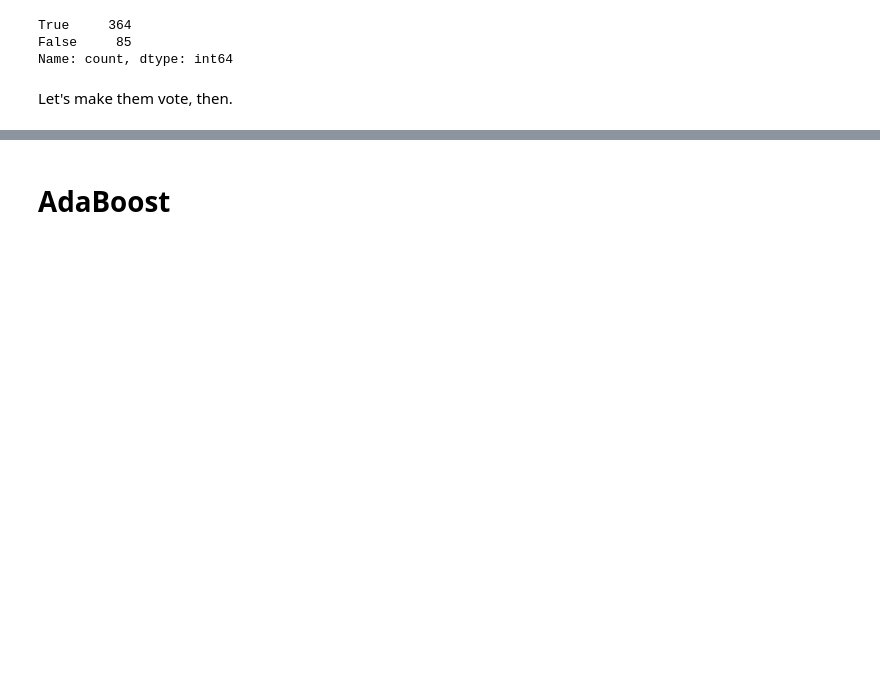
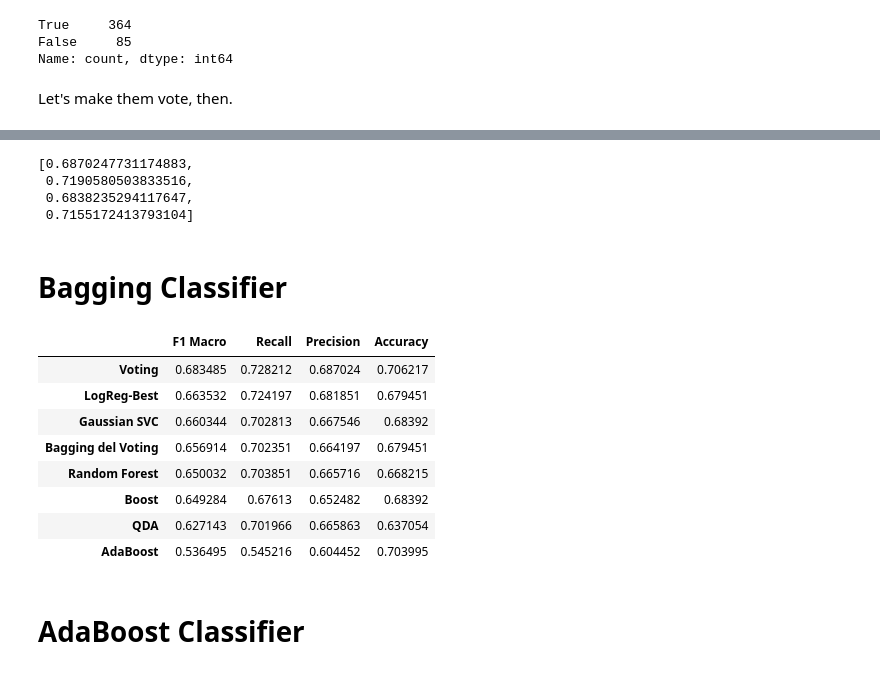
Before and after one commit to SrChen6/AA1-Competition, a Jupyter notebook: Ensembles_Bagging.ipynb, the cells around one changed output, grey strips where cells are left out. Drawn from its saved outputs; the diff is of its cells as text; code cells hidden in the pictures; blank space fills up the shorter version.

```diff
--- a/Ensembles_Bagging.ipynb
+++ b/Ensembles_Bagging.ipynb
@@ -182,3 +263,5 @@ logreg_pipeline.fit(X, y)
 logreg_labels = logreg_pipeline.predict(X)
 rbfsvc_pipeline.fit(X, y)
 rbfsvc_labels = rbfsvc_pipeline.predict(X)
+rf_pipeline.fit(X, y)
+rf_labels = rf_pipeline.predict(X)
@@ -241,0 +303,13 @@ vote_search.best_score_
+# %%
+selected_estimators = [("logreg", logreg_pipeline), ("rbfsvc", rbfsvc_pipeline), ("rf", rf_pipeline)]
+vote_mode = vote_search.best_params_['voting']
+vote_weights = vote_search.best_params_['weights']
+vote_best = VotingClassifier(estimators = selected_estimators,
+                             voting = vote_mode,
+                             weights = vote_weights)
+
+cross_val_results = pd.DataFrame(cross_validate(vote_best, X, y, cv = 5, scoring = ['f1_macro', 'recall_macro', 'precision_macro', 'accuracy']))
+mean_results = cross_val_results[['test_f1_macro', 'test_recall_macro', 'test_precision_macro', 'test_accuracy']].mean().values
+
+metrics_df.loc["Voting", :] = mean_results
+metrics_df.sort_values(by = "F1 Macro", ascending = False)
@@ -241,0 +354,8 @@ vote_search.best_score_
+# %%
+vote_best.fit(X, y)
+
+labels_vote = pd.DataFrame(columns = ['ID', 'Label'])
+labels_vote['Label'] = pd.DataFrame(vote_best.predict(test_data))
+labels_vote['ID'] = labels_vote.index + 1
+labels_vote.to_csv('new_predictions/vote_best_fs.csv', index = False)
+labels_vote
@@ -242,2 +376,31 @@ vote_search.best_score_
+# %%
+compute_metrics(test_y, labels_vote['Label'])
+# %% [output]
+[0.6870247731174883,
+ 0.7190580503833516,
+ 0.6838235294117647,
+ 0.7155172413793104]
 # %% [markdown]
-# AdaBoost
+# Bagging Classifier
+# %%
+from sklearn.ensemble import BaggingClassifier
+
+bagger = BaggingClassifier(estimator = vote_pipeline, max_samples = 0.7, n_estimators = 100)
+
+cross_val_results = pd.DataFrame(cross_validate(bagger, X, y, cv = 5, scoring = ['f1_macro', 'recall_macro', 'precision_macro', 'accuracy']))
+mean_results = cross_val_results[['test_f1_macro', 'test_recall_macro', 'test_precision_macro', 'test_accuracy']].mean().values
+
+metrics_df.loc["Bagging del Voting", :] = mean_results
+metrics_df.sort_values(by = "F1 Macro", ascending = False)
+# %% [output]
+|  | F1 Macro | Recall | Precision | Accuracy |
+| Voting | 0.683485 | 0.728212 | 0.687024 | 0.706217 |
+| LogReg-Best | 0.663532 | 0.724197 | 0.681851 | 0.679451 |
+| Gaussian SVC | 0.660344 | 0.702813 | 0.667546 | 0.68392 |
+| Bagging del Voting | 0.656914 | 0.702351 | 0.664197 | 0.679451 |
+| Random Forest | 0.650032 | 0.703851 | 0.665716 | 0.668215 |
+| Boost | 0.649284 | 0.67613 | 0.652482 | 0.68392 |
+| QDA | 0.627143 | 0.701966 | 0.665863 | 0.637054 |
+| AdaBoost | 0.536495 | 0.545216 | 0.604452 | 0.703995 |
+# %% [markdown]
+# AdaBoost Classifier
```
Also changed, not shown: parts of 21 cells of this notebook, 6 other files.
